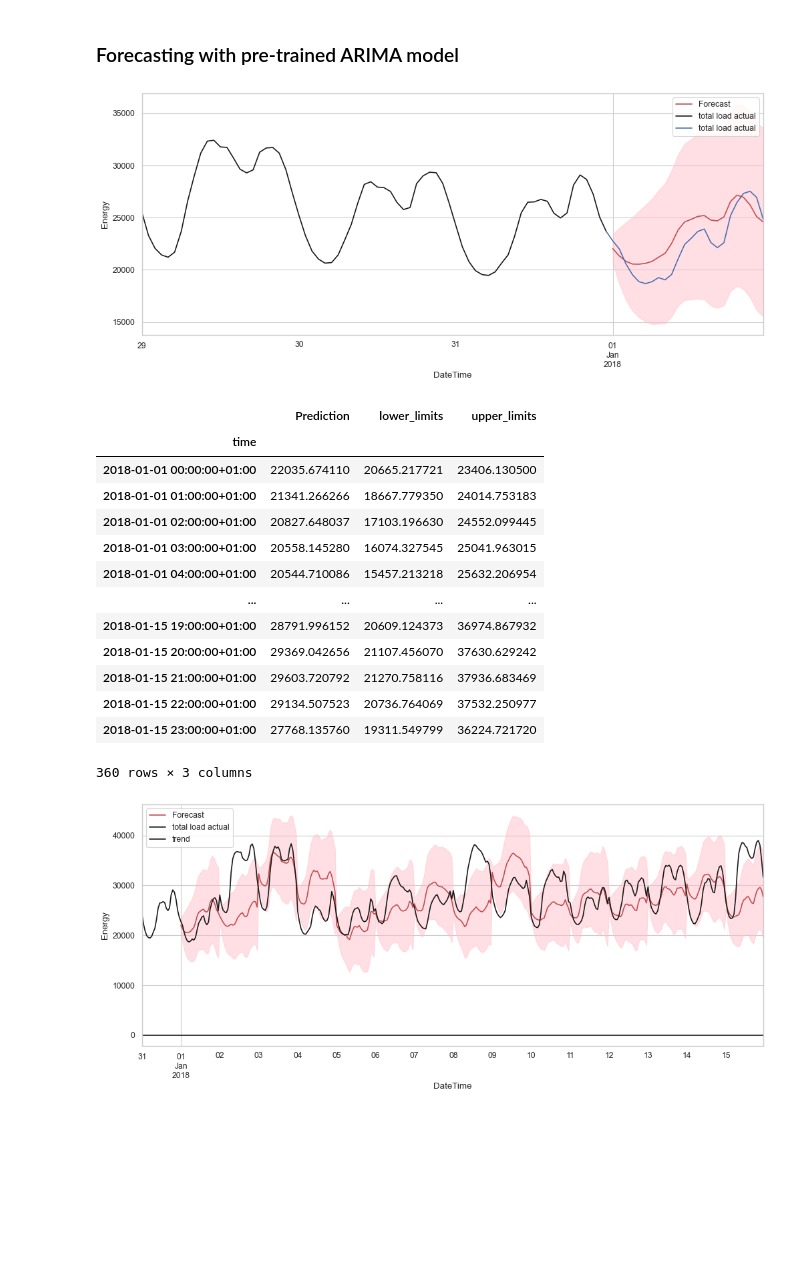
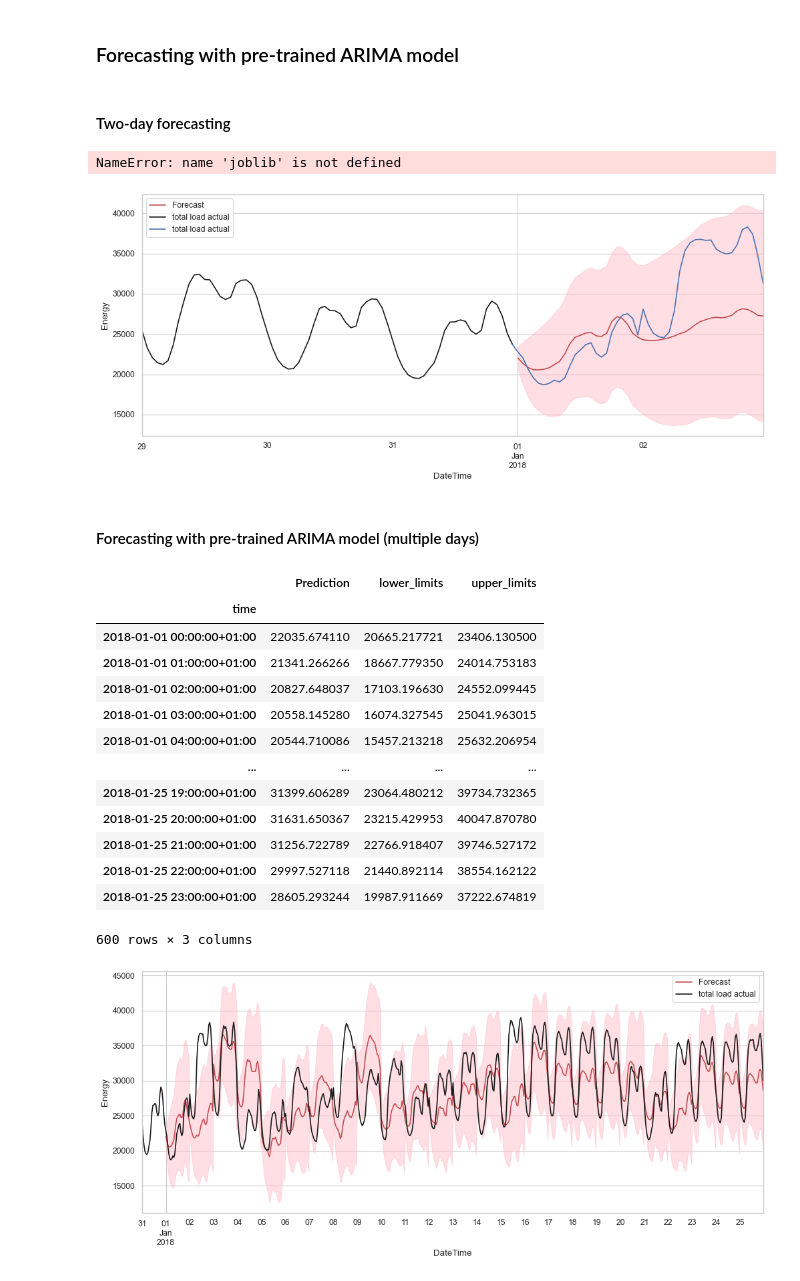
Before and after one commit to mendyhsu/Capstone, a Jupyter notebook: Modeling.ipynb, the cells around one changed output. Cells and saved outputs as stored; diff of their text form; code cells hidden in the pictures; blank space fills up the shorter version.

```diff
--- a/Modeling.ipynb
+++ b/Modeling.ipynb
@@ -37,9 +39,8 @@ df = pd.read_csv('data/energy_feat.csv')
 # convert the column (it's a string) to datetime type
 df['time'] = pd.to_datetime(df['time'],
                           errors='coerce',
-                          infer_datetime_format=True,
-                          utc=True).dt.tz_convert('CET')
-
+                          infer_datetime_format=True, utc=True
+                          ).dt.tz_convert(None) + timedelta(hours=1)
 # create datetime index passing the datetime series
 df.set_index('time', inplace=True)
 
@@ -601,6 +599,8 @@ def model_forecast(results, exog_test):
     future_pred['upper_limits'] = confidence_intervals[:, 1]
 
     return future_pred
+# %% [markdown]
+#### Two-day forecasting
 # %%
 # Load trained model
 model_load = joblib.load(filename)
@@ -608,6 +608,5 @@ model_load = joblib.load(filename)
 # Initialize train and test sets
 df_train = df.loc['2017-10':'2017-12',:]
 df_test = df.loc['2018':].copy()
-
-# Two-day forecasting
-exogs_1day = df_test[['trend']].iloc[:48]
+# %% [output]
+NameError: name 'joblib' is not defined
@@ -614,6 +617,4 @@ exogs_1day = df_test[['trend']].iloc[:48]
 # %%
-future_pred = model_forecast(model_load, exogs_1day)
-
 fig, ax = plt.subplots(1, 1, figsize=(15, 6), dpi=80)
 # plot your mean forecast
 future_pred['Prediction'].plot(color='r', label='Forecast', ax=ax)
@@ -638,4 +639,4 @@ plt.legend()
 
 plt.show()
 # %% [output]
-[figure, old version]
+[figure, new version]
@@ -644,3 +643,5 @@ plt.show()
+# %% [markdown]
+#### Forecasting with pre-trained ARIMA model (multiple days)
 # %%
 # Load trained model
 model_load = joblib.load(filename)
@@ -652,7 +653,7 @@ df_test = df.loc['2018':].copy()
 future_preds = pd.DataFrame(columns=['time','Prediction', 'lower_limits', 'upper_limits'])
 future_preds.set_index('time', inplace=True)
 
-for i in range(15):
+for i in range(25):
     # Forecasting day-by-day
     exogs_1day = df_test[['trend']].iloc[:24]
     future_1day = model_forecast(model_load, exogs_1day)
@@ -676,38 +677,38 @@ future_preds
 | 2018-01-01 03:00:00+01:00 | 20558.145280 | 16074.327545 | 25041.963015 |
 | 2018-01-01 04:00:00+01:00 | 20544.710086 | 15457.213218 | 25632.206954 |
 | ... | ... | ... | ... |
-| 2018-01-15 19:00:00+01:00 | 28791.996152 | 20609.124373 | 36974.867932 |
-| 2018-01-15 20:00:00+01:00 | 29369.042656 | 21107.456070 | 37630.629242 |
-| 2018-01-15 21:00:00+01:00 | 29603.720792 | 21270.758116 | 37936.683469 |
-| 2018-01-15 22:00:00+01:00 | 29134.507523 | 20736.764069 | 37532.250977 |
-| 2018-01-15 23:00:00+01:00 | 27768.135760 | 19311.549799 | 36224.721720 |
+| 2018-01-25 19:00:00+01:00 | 31399.606289 | 23064.480212 | 39734.732365 |
+| 2018-01-25 20:00:00+01:00 | 31631.650367 | 23215.429953 | 40047.870780 |
+| 2018-01-25 21:00:00+01:00 | 31256.722789 | 22766.918407 | 39746.527172 |
+| 2018-01-25 22:00:00+01:00 | 29997.527118 | 21440.892114 | 38554.162122 |
+| 2018-01-25 23:00:00+01:00 | 28605.293244 | 19987.911669 | 37222.674819 |
-360 rows × 3 columns
+600 rows × 3 columns
 # %%
 fig, ax = plt.subplots(1, 1, figsize=(15, 6), dpi=80)
 
 # plot your mean forecast
 future_preds['Prediction'].plot(color='r', label='Forecast', ax=ax)
 
 # shade the area between your confidence limits
 ax.fill_between(future_preds.index,
                 future_preds['lower_limits'],
                 future_preds['upper_limits'],
                 color='pink',
                 alpha=0.5)
 
 # df_train[['total load forecast']].iloc[-120:].plot(style='k-.', ax=ax)
-df_train[['total load actual']].iloc[-16*24:].plot(style='k', ax=ax)
+df_train[['total load actual']].iloc[-26*24:].plot(style='k', ax=ax)
 # (df_train[['total load actual']].iloc[-1:].append(df_test[['total load actual'
 #                                      ]].loc[future_pred.index])).plot(ax=ax)
 
 
-df_train[['trend']].iloc[-16*24:].plot(style='k', ax=ax)
+#df_train[['trend']].iloc[-26*24:].plot(style='k', ax=ax)
 
 # set labels, legends and show plot
 plt.xlabel('DateTime')
 plt.ylabel('Energy')
 plt.legend()
 
 plt.show()
 # %% [output]
-[figure, old version]
+[figure, new version]
```
Also changed, not shown: parts of 18 cells of this notebook, 2 other files.
